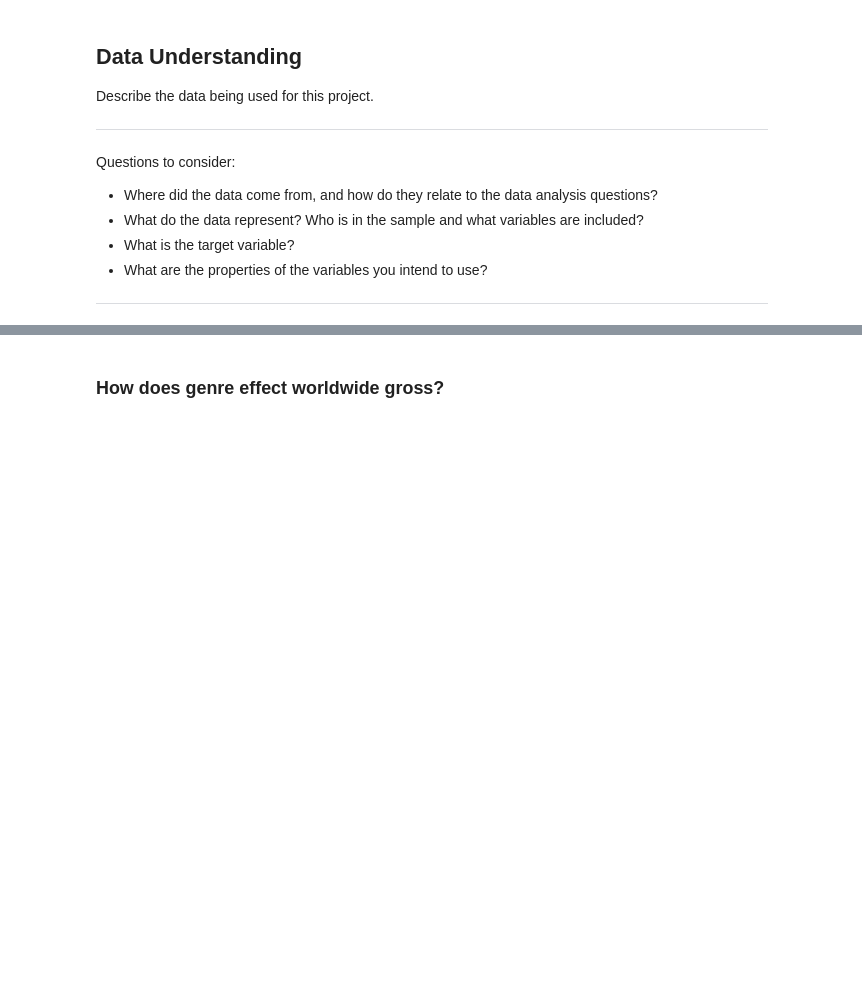
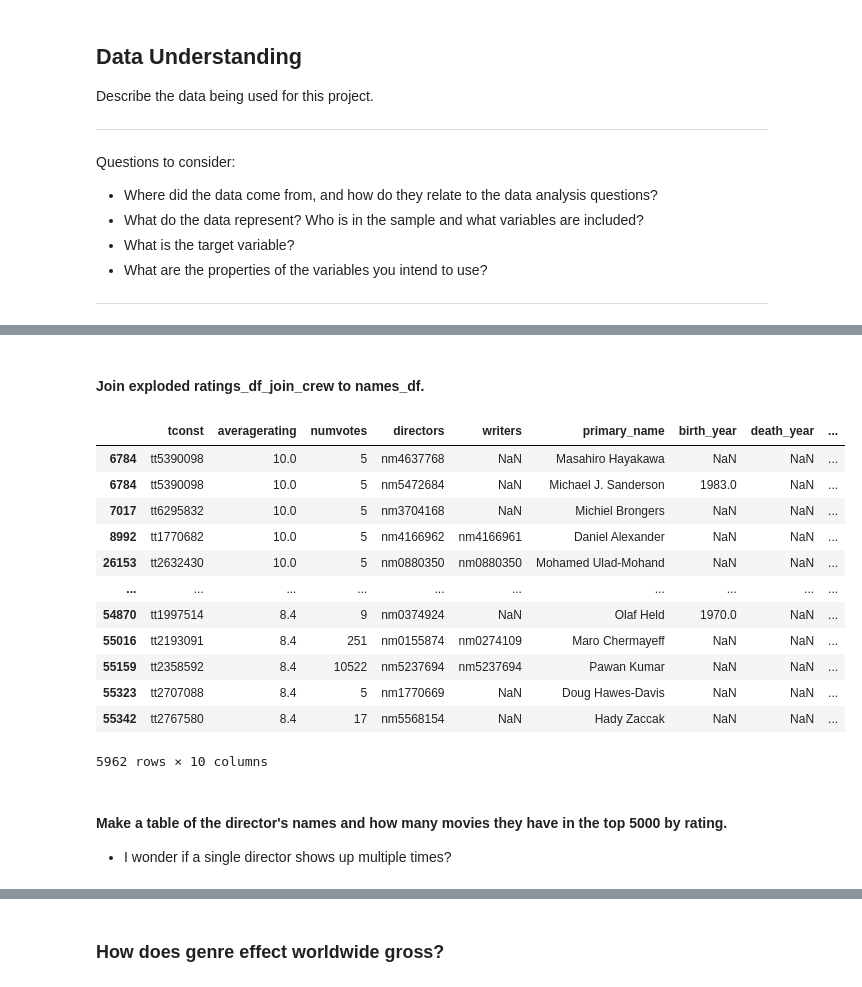
Before and after one commit to jpetoskey/dsc-project-template, a Jupyter notebook: dsc-phase1-project-template.ipynb, the cells around one changed output, grey strips where cells are left out. Drawn from its saved outputs; the diff is of its cells as text; code cells hidden in the pictures; blank space fills up the shorter version.

Commit message:
finished Histogram Genre of top 50 grossing movies, made table of directors for highest rated movies

```diff
--- a/dsc-phase1-project-template.ipynb
+++ b/dsc-phase1-project-template.ipynb
@@ -41,0 +76,3 @@ import seaborn as sns
+# %%
+top_100_ratings_df = ratings_df.nlargest(5000,['averagerating'])
+top_100_ratings_df
@@ -41,0 +108,3 @@ import seaborn as sns
+# %%
+top_100_ratings_df_join_crew = top_100_ratings_df.join(crew_df.set_index(['tconst'], verify_integrity=True), on='tconst', how='left')
+top_100_ratings_df_join_crew.info()
@@ -41,0 +174,3 @@ import seaborn as sns
+# %%
+top_100_ratings_df_join_crew['directors'] = top_100_ratings_df_join_crew['directors'].str.split(',')
+top_100_ratings_df_join_crew
@@ -41,0 +191,3 @@ import seaborn as sns
+# %%
+top_100_ratings_df_join_crew_explode = top_100_ratings_df_join_crew.explode('directors')
+top_100_ratings_df_join_crew_explode
@@ -41,0 +208,22 @@ import seaborn as sns
+# %% [markdown]
+#### Join exploded ratings_df_join_crew to names_df.
+# %%
+top_100_ratings_df_join_crew_join_names = top_100_ratings_df_join_crew_explode.join(names_df.set_index(['nconst'], verify_integrity=True), on='directors', how='left')
+top_100_ratings_df_join_crew_join_names
+# %% [output]
+|  | tconst | averagerating | numvotes | directors | writers | primary_name | birth_year | death_year | ... |
+| 6784 | tt5390098 | 10.0 | 5 | nm4637768 | NaN | Masahiro Hayakawa | NaN | NaN | ... |
+| 6784 | tt5390098 | 10.0 | 5 | nm5472684 | NaN | Michael J. Sanderson | 1983.0 | NaN | ... |
+| 7017 | tt6295832 | 10.0 | 5 | nm3704168 | NaN | Michiel Brongers | NaN | NaN | ... |
+| 8992 | tt1770682 | 10.0 | 5 | nm4166962 | nm4166961 | Daniel Alexander | NaN | NaN | ... |
+| 26153 | tt2632430 | 10.0 | 5 | nm0880350 | nm0880350 | Mohamed Ulad-Mohand | NaN | NaN | ... |
+| ... | ... | ... | ... | ... | ... | ... | ... | ... | ... |
+| 54870 | tt1997514 | 8.4 | 9 | nm0374924 | NaN | Olaf Held | 1970.0 | NaN | ... |
+| 55016 | tt2193091 | 8.4 | 251 | nm0155874 | nm0274109 | Maro Chermayeff | NaN | NaN | ... |
+| 55159 | tt2358592 | 8.4 | 10522 | nm5237694 | nm5237694 | Pawan Kumar | NaN | NaN | ... |
+| 55323 | tt2707088 | 8.4 | 5 | nm1770669 | NaN | Doug Hawes-Davis | NaN | NaN | ... |
+| 55342 | tt2767580 | 8.4 | 17 | nm5568154 | NaN | Hady Zaccak | NaN | NaN | ... |
+5962 rows × 10 columns
+# %% [markdown]
+#### Make a table of the director's names and how many movies they have in the top 5000 by rating.
+* I wonder if a single director shows up multiple times?
```
Also changed, not shown: parts of 24 cells of this notebook.
